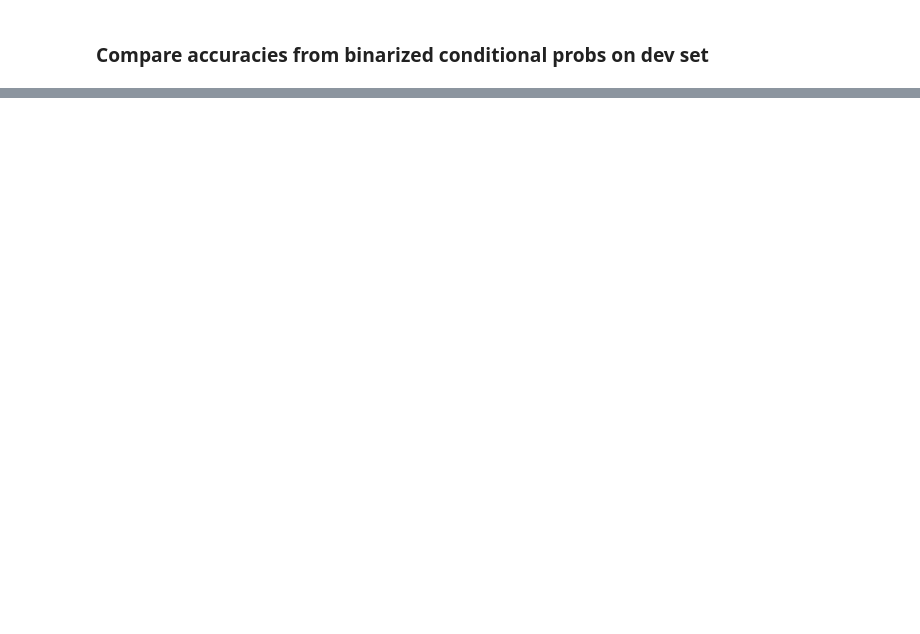
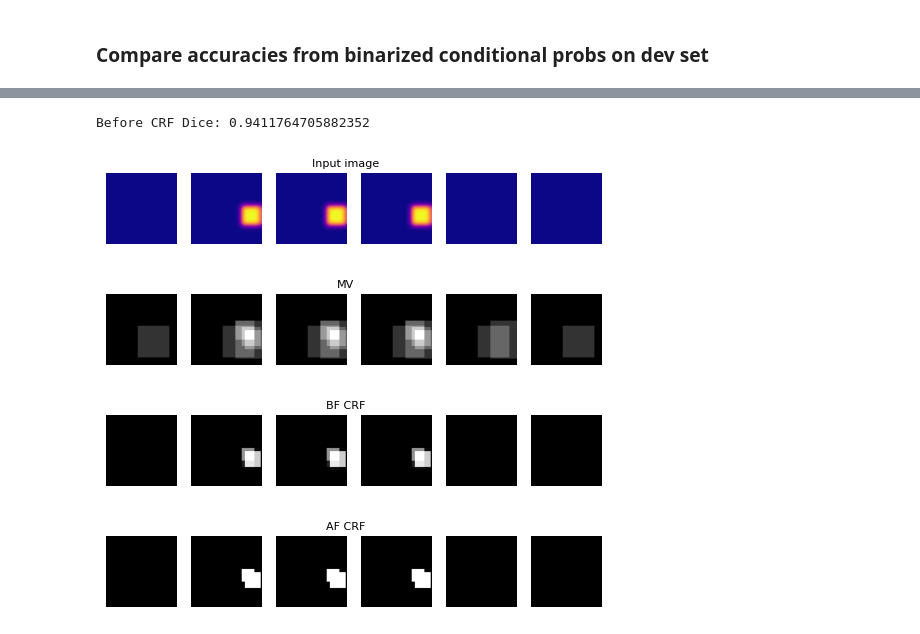
Before and after one commit to sarahmhooper/SegmentationLabelModel, a Jupyter notebook: run_conditional_WS.ipynb, the cells around one changed output, grey strips where cells are left out. Drawn from its saved outputs; the diff is of its cells as text; code cells hidden in the pictures; blank space fills up the shorter version.

```diff
--- a/run_conditional_WS.ipynb
+++ b/run_conditional_WS.ipynb
@@ -109,3 +118,18 @@ Then use the label model + CRF code to generate the following results:
 - Y_apx_dev: list of M approximated labels for dev set; each label is size X x Y x D
 
 Note: you can reformat code to use without dev set labels if they're not available
+# %%
+# Create some example data for this notebook
+X_train, L_train, X_dev, L_dev, Y_dev = create_example_data(n_train=150,n_dev=100)
+
+pltind = 0
+for pltfig,cmap,plttitle in zip([X_dev[pltind],Y_dev[pltind],L_dev[pltind][0],L_dev[pltind][1],L_dev[pltind][2],L_dev[pltind][3],L_dev[pltind][4]],
+                    ['plasma']+['gray']*6,
+                    ['Input image','Ground truth label','LF 1','LF 2','LF 3','LF 4','LF 5']):
+    fig,ax = plt.subplots(1,6)
+    for slind in range(pltfig.shape[-1]):
+        ax[slind].imshow(pltfig[:,:,slind],cmap=cmap,vmin=0,vmax=1)
+        ax[slind].axis('off')
+    fig.suptitle(plttitle,fontsize=8,y=.6)
+    plt.show()
+    plt.close()
@@ -159,0 +210,28 @@ print([(k,np.mean(v),len(v)) for (k, v) in all_dice.items()])
+# %%
+# Check dice for all images on dev set
+all_dice = {'Before CRF':[]}
+for img, weak, pred, strong in zip(X_dev,L_dev,P_dev,Y_dev):
+    dice = compute_dice(strong,pred>0.5)
+    all_dice['Before CRF'] += [dice]
+
+for k, v in all_dice.items():
+    print(k,'Dice:',np.mean(v))
+# %% [output]
+Before CRF Dice: 0.9411764705882352
+# %%
+pltind = 10
+for pltfig,cmap,plttitle in zip([X_train[pltind],(L_train[pltind][0]+L_train[pltind][1]+L_train[pltind][2]+L_train[pltind][3]+L_train[pltind][4])/5.0,P_train[pltind],Y_apx_train[pltind]],
+                    ['plasma']+['gray']*6,
+                    ['Input image','MV','BF CRF','AF CRF']):
+    fig,ax = plt.subplots(1,6)
+    for slind in range(pltfig.shape[-1]):
+        ax[slind].imshow(pltfig[:,:,slind],cmap=cmap,vmin=0,vmax=1)
+        ax[slind].axis('off')
+    fig.suptitle(plttitle,fontsize=8,y=.6)
+    plt.show()
+    plt.close()
+# %% [output]
+[figure, added]
+[figure, added]
+[figure, added]
+[figure, added]
```
Also changed, not shown: parts of 14 cells of this notebook, 4 other files.
